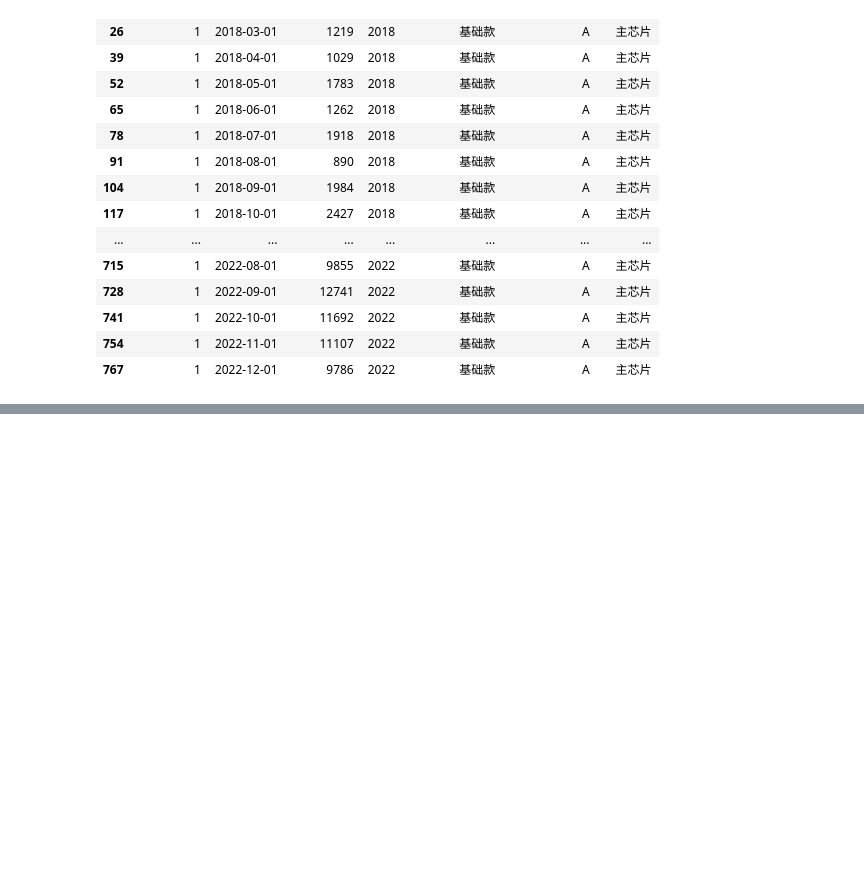
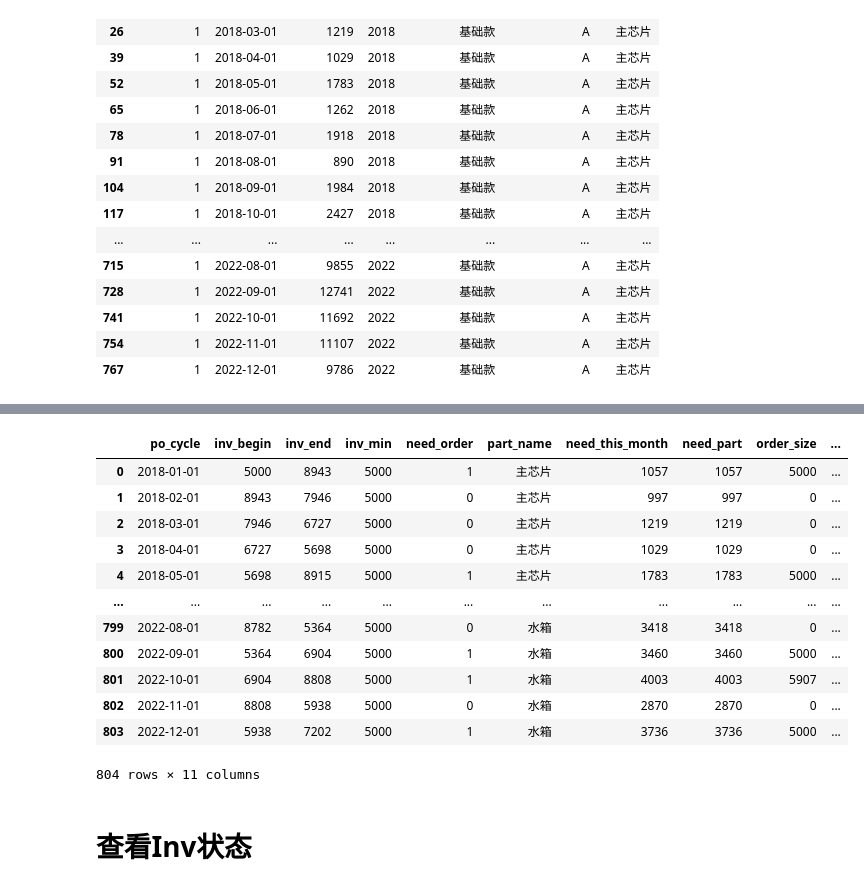
Before and after one commit to stvgz/mfg-operation-simulation, a Jupyter notebook: generator/9_0_bom_usage_and_supplier_batch.ipynb, the cells around one changed output, grey strips where cells are left out. Cells and saved outputs as stored; diff of their text form; code cells hidden in the pictures; blank space fills up the shorter version.

```diff
--- a/generator/9_0_bom_usage_and_supplier_batch.ipynb
+++ b/generator/9_0_bom_usage_and_supplier_batch.ipynb
@@ -367,0 +499,10 @@ df_po
+# %%
+df_po_sum = pd.DataFrame()
+for part_name in bom_usage_group['零件名称'].unique():
+    print(part_name)
+
+    dft = bom_usage_group[bom_usage_group['零件名称']==part_name]
+
+    df_po = ge_po(dft, part_name = part_name)
+
+    df_po_sum = df_po_sum.append(df_po, ignore_index=True)
@@ -367,0 +644,17 @@ df_po
+# %%
+# df_po_sum
+df_po_sum
+# %% [output]
+|  | po_cycle | inv_begin | inv_end | inv_min | need_order | part_name | need_this_month | need_part | order_size | ... |
+| 0 | 2018-01-01 | 5000 | 8943 | 5000 | 1 | 主芯片 | 1057 | 1057 | 5000 | ... |
+| 1 | 2018-02-01 | 8943 | 7946 | 5000 | 0 | 主芯片 | 997 | 997 | 0 | ... |
+| 2 | 2018-03-01 | 7946 | 6727 | 5000 | 0 | 主芯片 | 1219 | 1219 | 0 | ... |
+| 3 | 2018-04-01 | 6727 | 5698 | 5000 | 0 | 主芯片 | 1029 | 1029 | 0 | ... |
+| 4 | 2018-05-01 | 5698 | 8915 | 5000 | 1 | 主芯片 | 1783 | 1783 | 5000 | ... |
+| ... | ... | ... | ... | ... | ... | ... | ... | ... | ... | ... |
+| 799 | 2022-08-01 | 8782 | 5364 | 5000 | 0 | 水箱 | 3418 | 3418 | 0 | ... |
+| 800 | 2022-09-01 | 5364 | 6904 | 5000 | 1 | 水箱 | 3460 | 3460 | 5000 | ... |
+| 801 | 2022-10-01 | 6904 | 8808 | 5000 | 1 | 水箱 | 4003 | 4003 | 5907 | ... |
+| 802 | 2022-11-01 | 8808 | 5938 | 5000 | 0 | 水箱 | 2870 | 2870 | 0 | ... |
+| 803 | 2022-12-01 | 5938 | 7202 | 5000 | 1 | 水箱 | 3736 | 3736 | 5000 | ... |
+804 rows × 11 columns
@@ -367,0 +668,2 @@ df_po
+# %% [markdown]
+# 查看Inv状态
```
Also changed, not shown: parts of 21 cells of this notebook, 5 other files.
